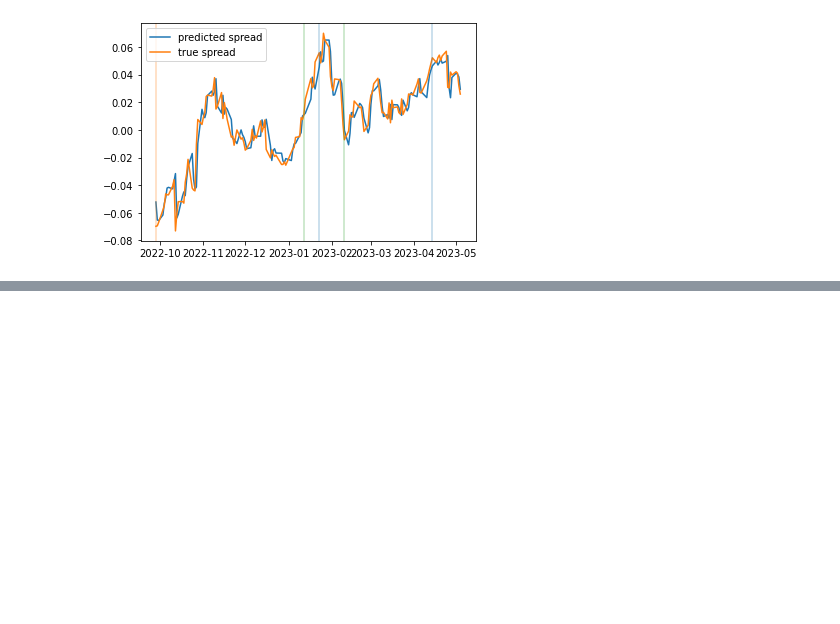
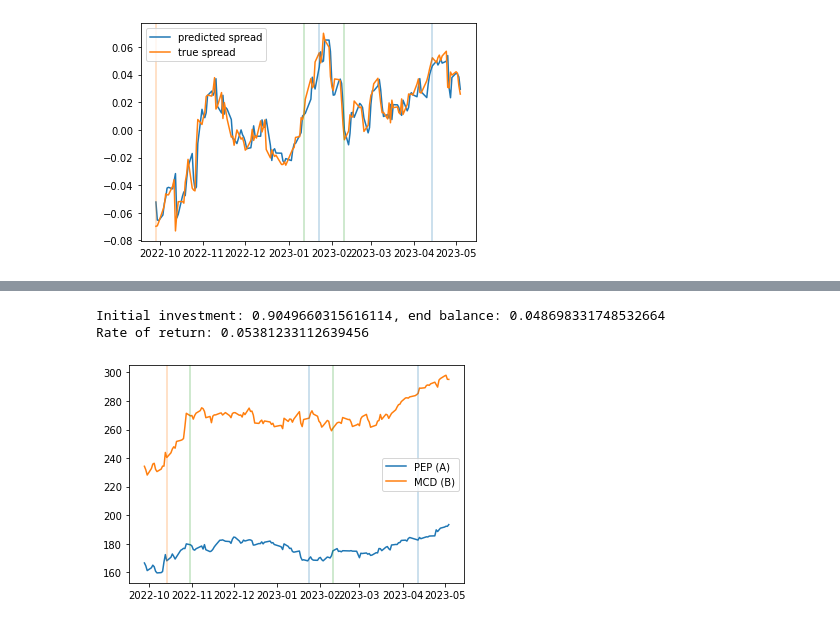
Before and after one commit to zichuan-scott-xu/pairs-trading-simulation, a Jupyter notebook: pairs-trading-scott.ipynb, the cells around one changed output, grey strips where cells are left out. Cells and saved outputs as stored; diff of their text form; code cells hidden in the pictures; blank space fills up the shorter version.

```diff
--- a/pairs-trading-scott.ipynb
+++ b/pairs-trading-scott.ipynb
@@ -561,0 +640,20 @@ TODO: define how to adjust upper and lower bound with respect to volatility
+# %%
+analyze_history(histories, invest)
+# %% [output]
+Initial investment: 0.9049660315616114, end balance: 0.048698331748532664
+Rate of return: 0.05381233112639456
+# %%
+plt.figure()
+plt.plot(test_dates, price1[num_train+30:], label='PEP (A)')
+plt.plot(test_dates, price2[num_train+30:], label='MCD (B)')
+for t, invest_adj, long in histories:
+    if long == 'A':
+        plt.axvline(x=test_dates[t], color='C0', alpha=0.3)
+    elif long == 'B':
+        plt.axvline(x=test_dates[t], color='C1', alpha=0.3)
+    elif long == 'C':
+        plt.axvline(x=test_dates[t], color='C2', alpha=0.3)
+plt.legend()
+plt.show()
+# %% [output]
+[figure, added]
```
Also changed, not shown: parts of 4 cells of this notebook.
